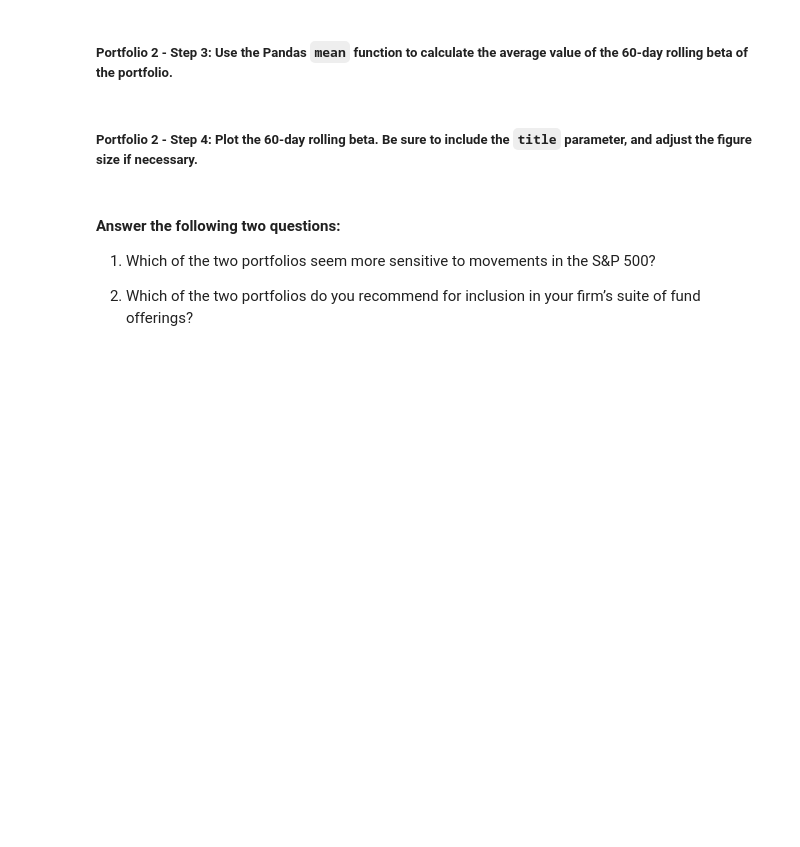
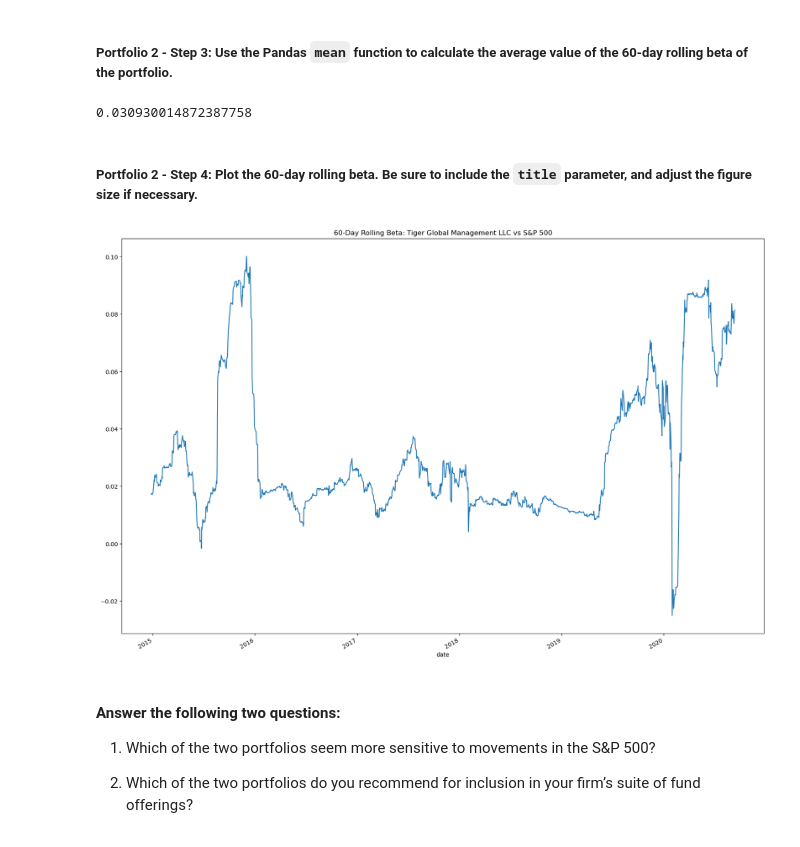
Before and after one commit to tlchampion/module4_challenge, a Jupyter notebook: risk_return_analysis.ipynb, the cells around one changed output. Saved outputs shown, nothing was run; the diff lists cells and outputs as text; code cells hidden in the pictures; blank space fills up the shorter version.

```diff
--- a/risk_return_analysis.ipynb
+++ b/risk_return_analysis.ipynb
@@ -402,3 +440,5 @@ Your analysis is nearing completion. Now, you need to evaluate how the portfolio
 # Calculate the covariance using a 60-day rolling window
 # Review the last five rows of the covariance data
 # YOUR CODE HERE
+tiger_covariance = daily_returns['TIGER GLOBAL MANAGEMENT LLC'].rolling(60).cov(daily_returns['S&P 500']).dropna()
+tiger_covariance.tail()
@@ -408,3 +456,5 @@ Your analysis is nearing completion. Now, you need to evaluate how the portfolio
 # Calculate the beta based on the 60-day rolling covariance compared to the market (S&P 500)
 # Review the last five rows of the beta information
 # YOUR CODE HERE
+tiger_beta = tiger_covariance / sp_var
+tiger_beta.tail()
@@ -413,12 +471,19 @@ Your analysis is nearing completion. Now, you need to evaluate how the portfolio
 # %%
 # Calculate the average of the 60-day rolling beta
 # YOUR CODE HERE
+tiger_beta_mean = tiger_beta.mean()
+tiger_beta_mean
+# %% [output]
+0.030930014872387758
 # %% [markdown]
 ##### Portfolio 2 - Step 4: Plot the 60-day rolling beta. Be sure to include the `title` parameter, and adjust the figure size if necessary.
 # %%
 # Plot the rolling beta
 # Include a title parameter and adjust the figure size
 # YOUR CODE HERE
+tiger_beta.plot(figsize=(20,14), title="60-Day Rolling Beta: Tiger Global Management LLC vs S&P 500");
+# %% [output]
+[figure, added]
 # %% [markdown]
 #### Answer the following two questions:
 
```
Also changed, not shown: parts of 9 cells of this notebook.
